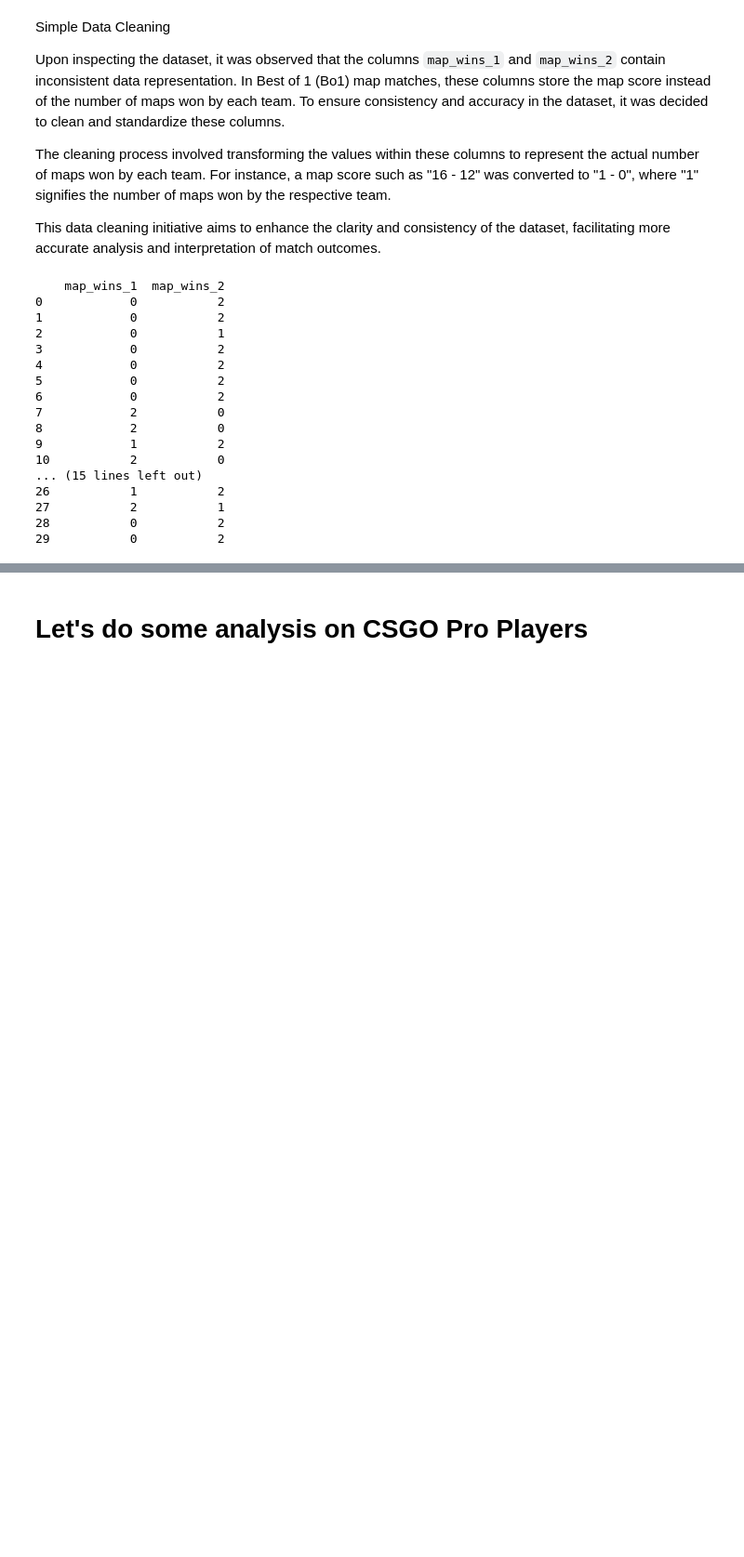
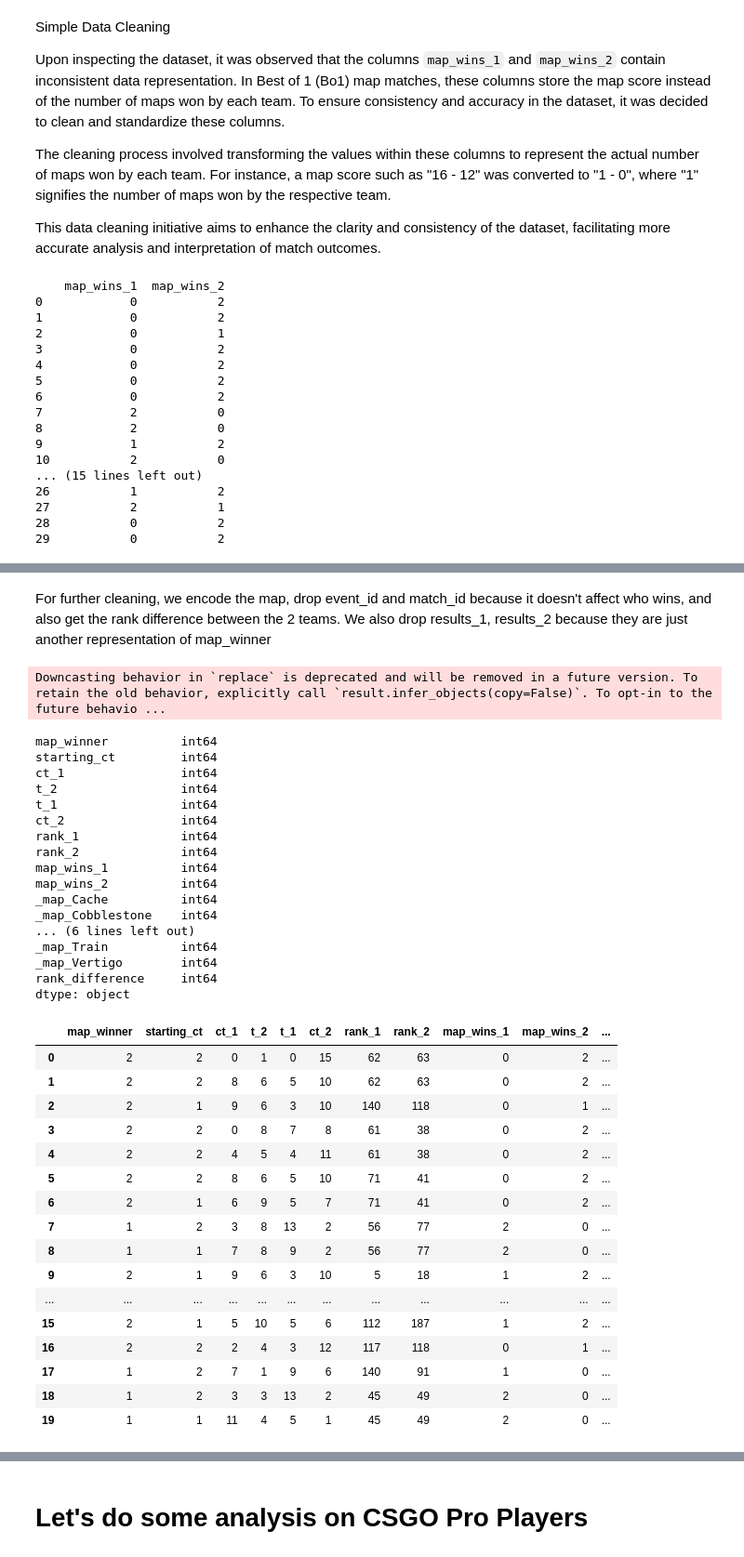
Before and after one commit to bron322/CSGOProPlayersAnalysis, a Jupyter notebook: CSGOProPlayerAnalysis.ipynb, the cells around one changed output, grey strips where cells are left out. Shown at 93% size. Drawn from its saved outputs; the diff is of its cells as text; code cells hidden in the pictures; blank space fills up the shorter version.

```diff
--- a/CSGOProPlayerAnalysis.ipynb
+++ b/CSGOProPlayerAnalysis.ipynb
@@ -464,0 +503,54 @@ print(results_df[['map_wins_1', 'map_wins_2']].head(30))
+# %% [markdown]
+For further cleaning, we encode the map, drop event_id and match_id because it doesn't affect who wins, and also get the rank difference between the 2 teams. We also drop results_1, results_2 because they are just another representation of map_winner
+# %%
+results_df_encoded = pd.get_dummies(results_df, columns=['_map'])
+
+columns = ["_map_Cache", "_map_Cobblestone", "_map_Default", "_map_Dust2", "_map_Inferno", "_map_Mirage", "_map_Nuke", "_map_Overpass", "_map_Train", "_map_Vertigo"]
+
+for col in columns:
+    results_df_encoded[col] = results_df_encoded[col].replace({True: 1, False: 0})
+
+
+results_df_encoded = results_df_encoded.drop(['event_id', 'match_id', 'date', 'team_1', 'team_2', 'result_1', 'result_2', 'match_winner'], axis=1)
+results_df_encoded['rank_difference'] = results_df_encoded['rank_2'] - results_df_encoded['rank_1']
+# %% [output]
+Downcasting behavior in `replace` is deprecated and will be removed in a future version. To retain the old behavior, explicitly call `result.infer_objects(copy=False)`. To opt-in to the future behavio ...
+# %%
+# Print the first few rows of the encoded DataFrame to verify
+print(results_df_encoded.dtypes)
+results_df_encoded.head(20)
+# %% [output]
+map_winner          int64
+starting_ct         int64
+ct_1                int64
+t_2                 int64
+t_1                 int64
+ct_2                int64
+rank_1              int64
+rank_2              int64
+map_wins_1          int64
+map_wins_2          int64
+_map_Cache          int64
+_map_Cobblestone    int64
+... (6 lines left out)
+_map_Train          int64
+_map_Vertigo        int64
+rank_difference     int64
+dtype: object
+|  | map_winner | starting_ct | ct_1 | t_2 | t_1 | ct_2 | rank_1 | rank_2 | map_wins_1 | map_wins_2 | ... |
+| 0 | 2 | 2 | 0 | 1 | 0 | 15 | 62 | 63 | 0 | 2 | ... |
+| 1 | 2 | 2 | 8 | 6 | 5 | 10 | 62 | 63 | 0 | 2 | ... |
+| 2 | 2 | 1 | 9 | 6 | 3 | 10 | 140 | 118 | 0 | 1 | ... |
+| 3 | 2 | 2 | 0 | 8 | 7 | 8 | 61 | 38 | 0 | 2 | ... |
+| 4 | 2 | 2 | 4 | 5 | 4 | 11 | 61 | 38 | 0 | 2 | ... |
+| 5 | 2 | 2 | 8 | 6 | 5 | 10 | 71 | 41 | 0 | 2 | ... |
+| 6 | 2 | 1 | 6 | 9 | 5 | 7 | 71 | 41 | 0 | 2 | ... |
+| 7 | 1 | 2 | 3 | 8 | 13 | 2 | 56 | 77 | 2 | 0 | ... |
+| 8 | 1 | 1 | 7 | 8 | 9 | 2 | 56 | 77 | 2 | 0 | ... |
+| 9 | 2 | 1 | 9 | 6 | 3 | 10 | 5 | 18 | 1 | 2 | ... |
+| ... | ... | ... | ... | ... | ... | ... | ... | ... | ... | ... | ... |
+| 15 | 2 | 1 | 5 | 10 | 5 | 6 | 112 | 187 | 1 | 2 | ... |
+| 16 | 2 | 2 | 2 | 4 | 3 | 12 | 117 | 118 | 0 | 1 | ... |
+| 17 | 1 | 2 | 7 | 1 | 9 | 6 | 140 | 91 | 1 | 0 | ... |
+| 18 | 1 | 2 | 3 | 3 | 13 | 2 | 45 | 49 | 2 | 0 | ... |
+| 19 | 1 | 1 | 11 | 4 | 5 | 1 | 45 | 49 | 2 | 0 | ... |
```
Also changed, not shown: parts of 8 cells of this notebook.
